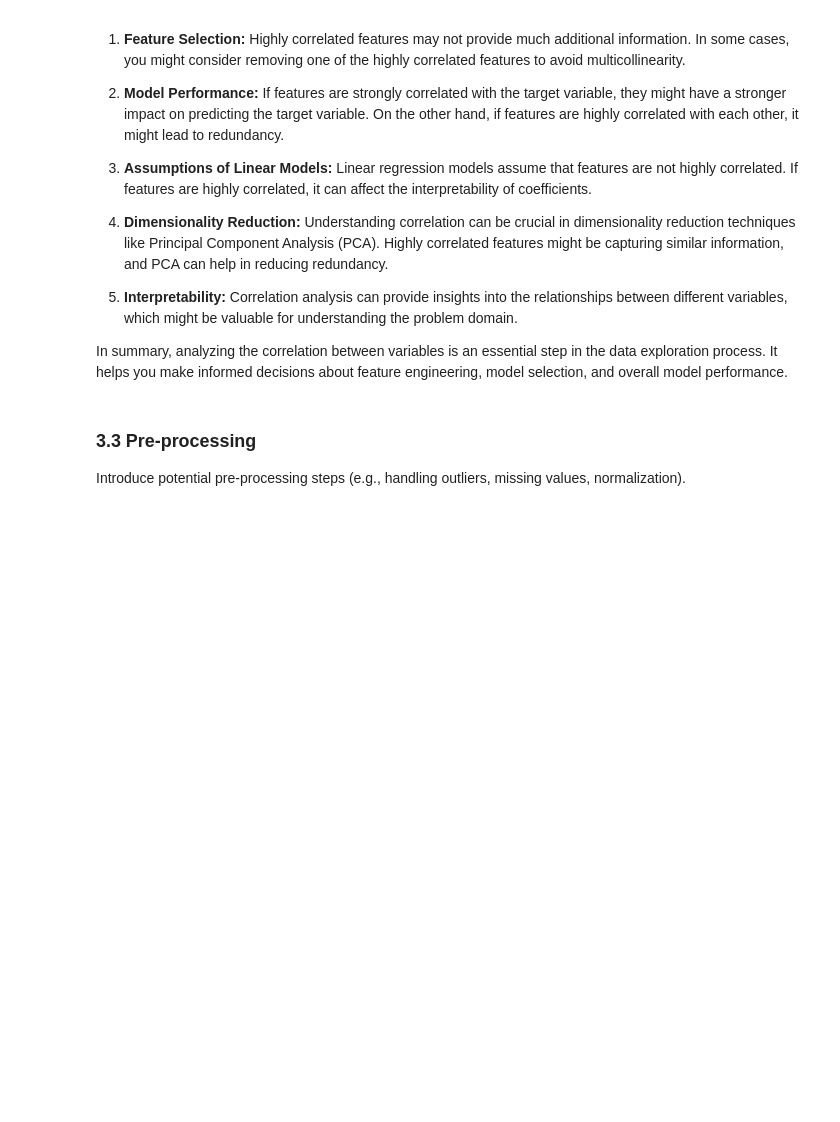
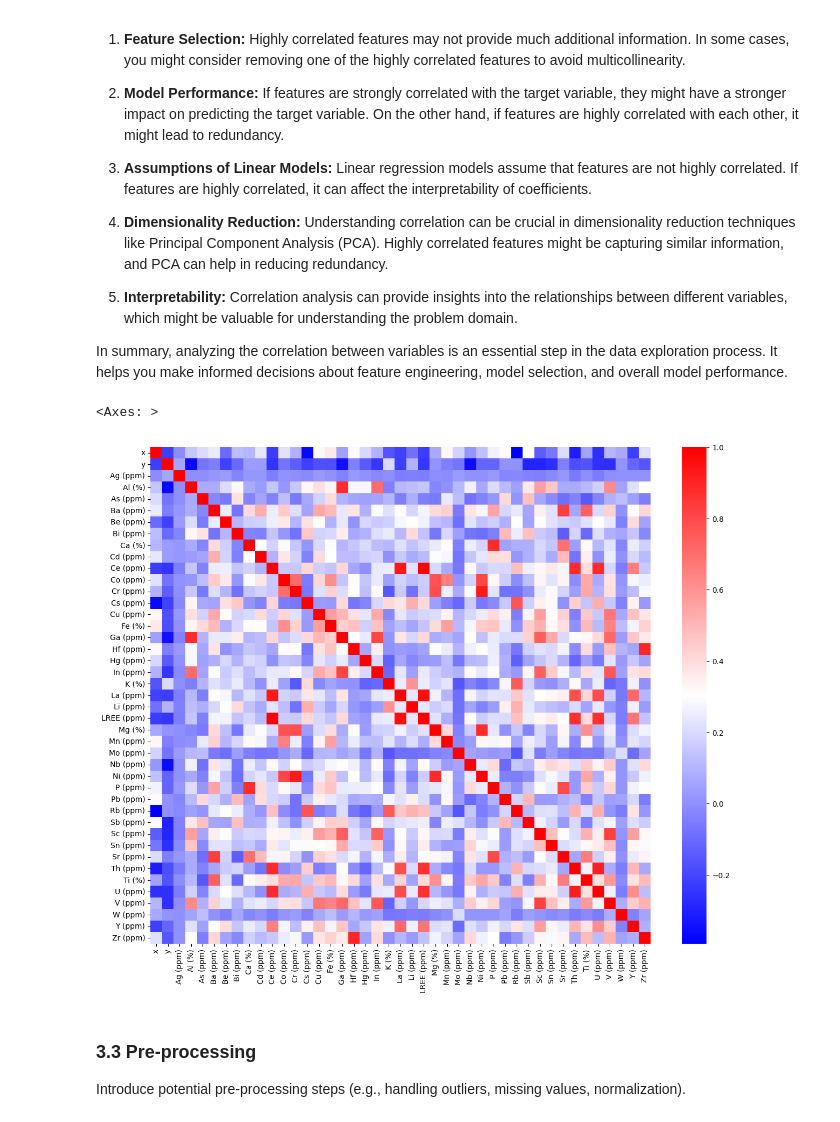
Before and after one commit to rodreras/StreamSamples_ML, a Jupyter notebook: milestone1/03_statistical_exploration.ipynb, the cells around one changed output. Drawn from its saved outputs; the diff is of its cells as text; code cells hidden in the pictures; blank space fills up the shorter version.

Commit message:
improving 01 and 03; added train and test data

```diff
--- a/milestone1/03_statistical_exploration.ipynb
+++ b/milestone1/03_statistical_exploration.ipynb
@@ -14,12 +15,9 @@ import seaborn as sns
 import time
 # %%
 # Load the dataset
-file_path = '../dataset/stream_samples_cleaned.csv'
-df = pd.read_csv(file_path, sep = ';')
-
-#filtering only element columns
-elements = df.iloc[:, 5:]
+file_path = '../dataset/train_test/training.csv'
+training = pd.read_csv(file_path)
 
 # Display the first few rows of the dataset
-elements.head(3)
+training.shape
 # %% [output]
@@ -137,3 +70,13 @@ In summary, analyzing the correlation between variables is an essential step in
+# %%
+#-- code
+
+corr = training.corr()
+
+plt.figure(figsize=(15,12))
+sns.heatmap(corr, cmap = 'bwr')
+# %% [output]
+<Axes: >
+[figure, added]
 # %% [markdown]
 ### 3.3 Pre-processing
 Introduce potential pre-processing steps (e.g., handling outliers, missing values, normalization).
```
Also changed, not shown: parts of 7 cells of this notebook, 3 other files.
